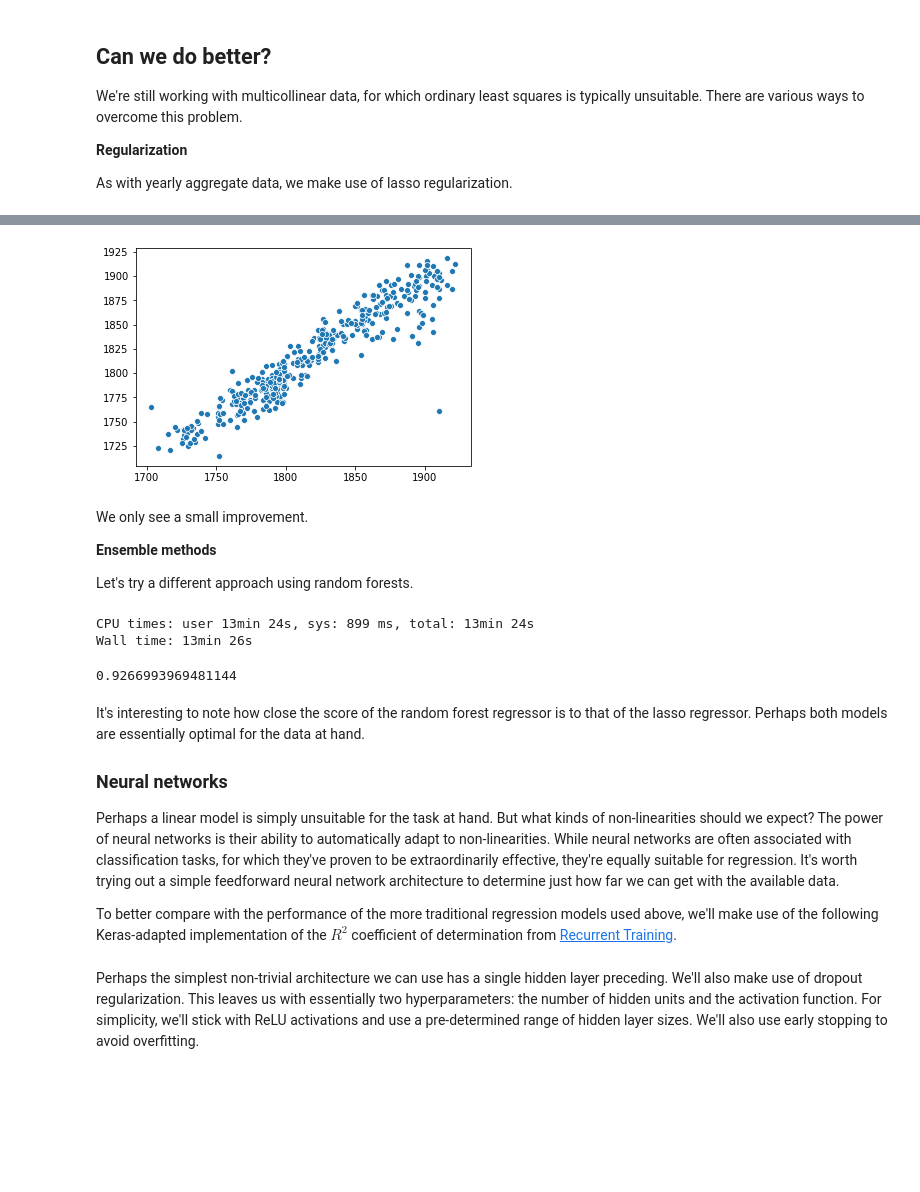
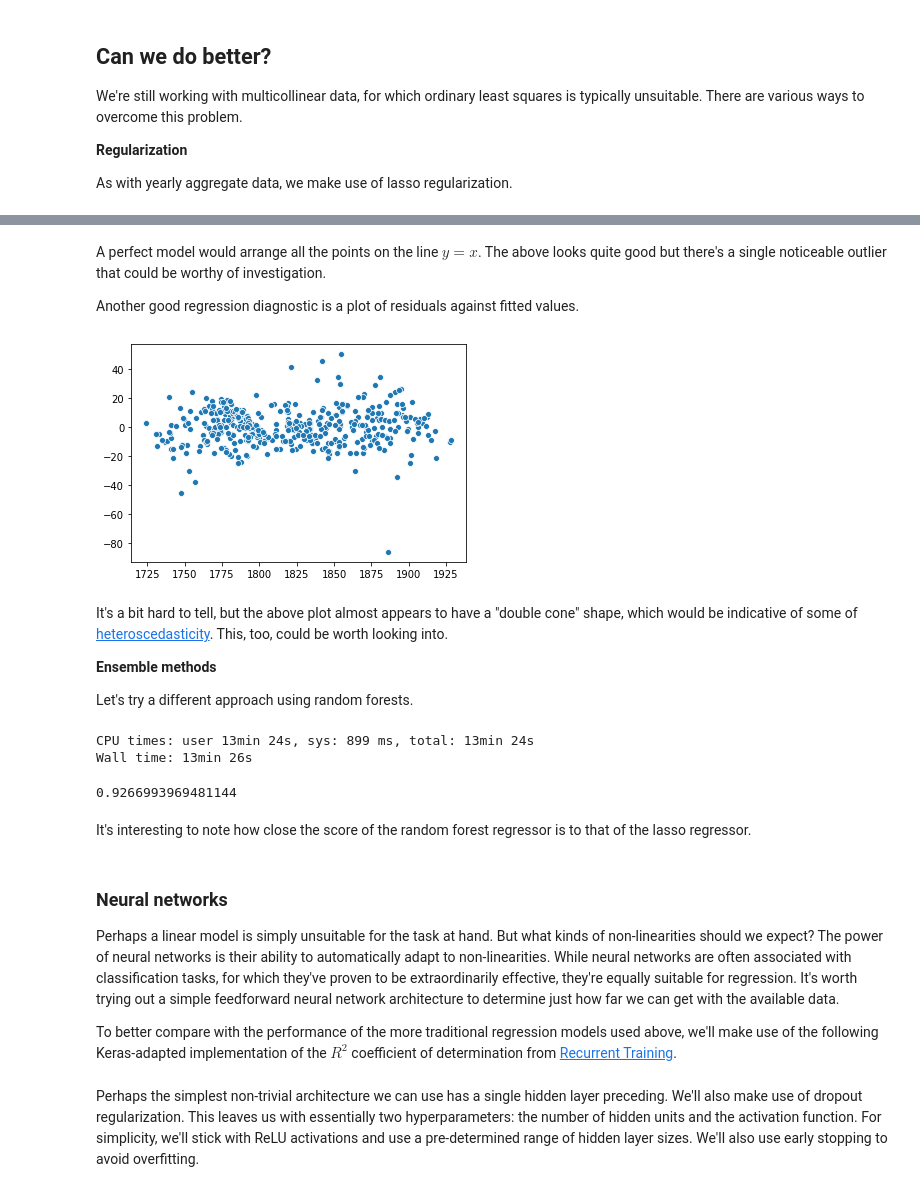
Before and after one commit to bencwallace/doc2date, a Jupyter notebook: notebooks/doc2date-02.ipynb, the cells around one changed output, grey strips where cells are left out. Saved outputs shown, nothing was run; the diff lists cells and outputs as text; code cells hidden in the pictures; blank space fills up the shorter version.

Commit message:
added some graphics

```diff
--- a/notebooks/doc2date-02.ipynb
+++ b/notebooks/doc2date-02.ipynb
@@ -53,7 +53,8 @@ vols_dirs = { subdir : (year_range[1] - year_range[0]) for subdir, year_range in
 # %% [markdown]
 Before loading the volumes, we load the HTRC fiction metadata so that we can associate each volume to its publication date via its htid.
 # %%
-metadata = pd.read_csv(os.path.join('data/htrc', 'fiction_metadata.csv'), usecols=['htid', 'author', 'date', 'title'])
+metadata = pd.read_csv(os.path.join('data/htrc', 'fiction_metadata.csv'),
+                       usecols=['htid', 'author', 'date', 'title'])
 metadata = metadata.set_index('htid')
 # %% [markdown]
 Next, we load each volume into a separate dataframe.
@@ -171,0 +165,3 @@ Wall time: 1min 26s
+# %%
+y_predict = lasso.predict(X_test)
+_ = sns.scatterplot(y_test, y_predict)
@@ -172,13 +170,17 @@ Wall time: 1min 26s
+# %% [markdown]
+A perfect model would arrange all the points on the line $y = x$. The above looks quite good but there's a single noticeable outlier that could be worthy of investigation.
+
+Another good regression diagnostic is a plot of residuals against fitted values.
 # %%
-_ = sns.scatterplot(y_test, lasso.predict(X_test))
+_ = sns.scatterplot(y_predict, y_test - y_predict)
 # %% [output]
-[figure, old version]
+[figure, new version]
-# %% [markdown]
-We only see a small improvement.
-
-**Ensemble methods**
-
-Let's try a different approach using random forests.
+# %% [markdown]
+It's a bit hard to tell, but the above plot almost appears to have a "double cone" shape, which would be indicative of some of [heteroscedasticity](https://en.wikipedia.org/wiki/Heteroscedasticity). This, too, could be worth looking into.
+
+**Ensemble methods**
+
+Let's try a different approach using random forests.
 # %%
 %%time
 forest = RandomForestRegressor()
@@ -188,9 +190,9 @@ forest.score(X_test, y_test)
 CPU times: user 13min 24s, sys: 899 ms, total: 13min 24s
 Wall time: 13min 26s
 0.9266993969481144
+# %% [markdown]
+It's interesting to note how close the score of the random forest regressor is to that of the lasso regressor.
 # %% [markdown]
-It's interesting to note how close the score of the random forest regressor is to that of the lasso regressor. Perhaps both models are essentially optimal for the data at hand.
-
 ### Neural networks
 
 Perhaps a linear model is simply unsuitable for the task at hand. But what kinds of non-linearities should we expect? The power of neural networks is their ability to automatically adapt to non-linearities. While neural networks are often associated with classification tasks, for which they've proven to be extraordinarily effective, they're equally suitable for regression. It's worth trying out a simple feedforward neural network architecture to determine just how far we can get with the available data.
```
Also changed, not shown: parts of 14 cells of this notebook.
